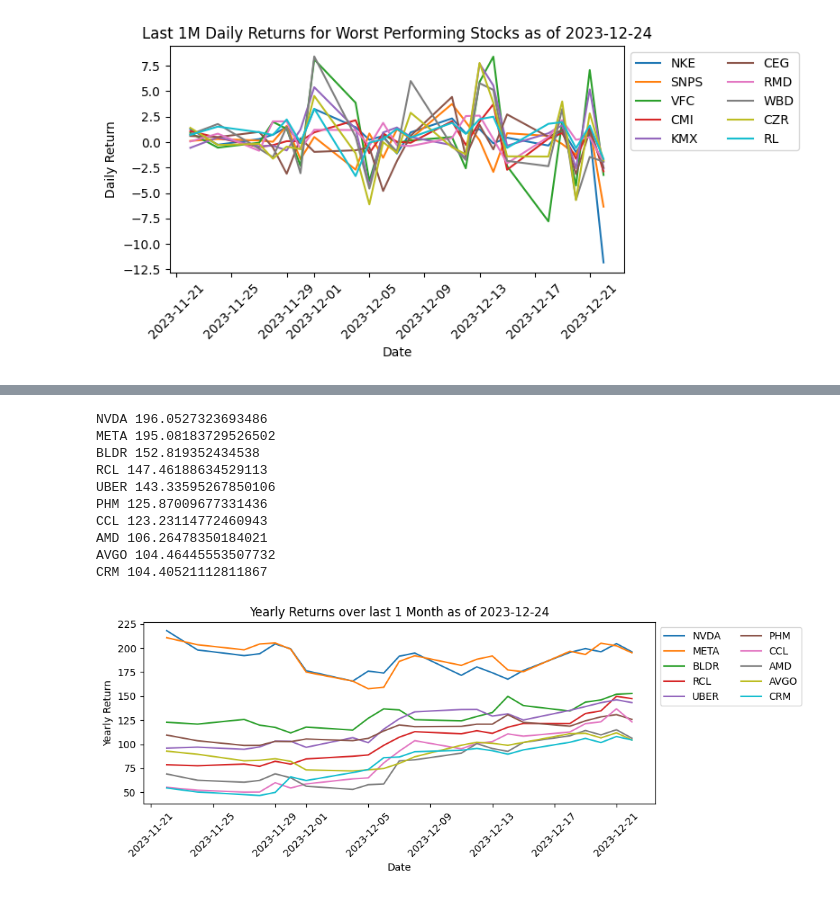
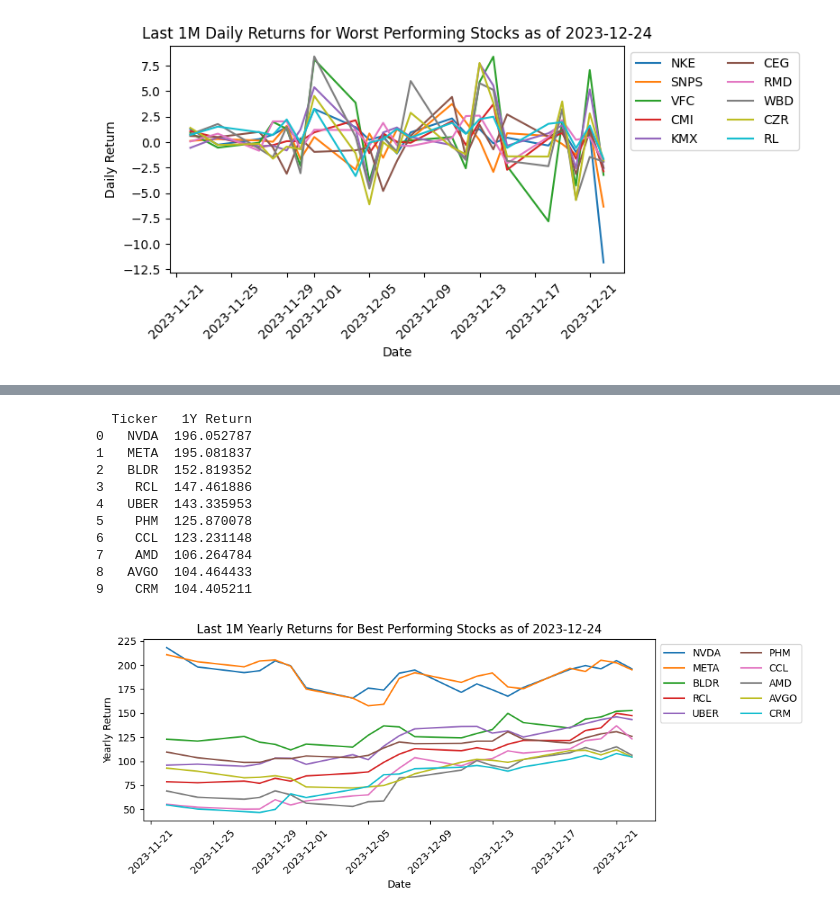
Before and after one commit to talhajamal11/Market-Updates, a Jupyter notebook: src/daily_performance.ipynb, the cells around one changed output, grey strips where cells are left out. Cells and saved outputs as stored; diff of their text form; code cells hidden in the pictures.

```diff
--- a/src/daily_performance.ipynb
+++ b/src/daily_performance.ipynb
@@ -142,17 +169,18 @@ ALGN 6.611505812922003
 # %%
+# Best 1M Performance
+best_one_month = best_one_month_performance.reset_index()
+best_one_month.columns = ['Ticker', '1M Return']
+print(best_one_month)
+
 # Plot of best performing stocks over 1 Month
 plt.figure(figsize=(10,4))
-for ticker, ret in one_month_performance.items():
-    print(ticker, ret)
+for ticker, ret in best_one_month_performance.items():
     plt.plot(data['Adj Close'][ticker].pct_change(periods=22).tail(22) * 100, label=ticker)
-plt.title('Monthly Returns over last 1 Month as of '+_today)
+plt.title('Last 1M Monthly Returns for Best Performing Stocks as of '+_today)
 plt.xlabel('Date')
 plt.xticks(rotation=45)
 plt.ylabel('Monthly Return')
 plt.legend(loc='upper left', ncol=2, bbox_to_anchor=(1,1))
 plt.tight_layout()
-_filename = '1M_performance.png'
-_full_path = os.path.join(directory, _filename)
-plt.savefig(_full_path)
 plt.show()
 # %% [output]
@@ -169,0 +199,17 @@ ZION 27.86980585618668
+# %%
+# Worst 1M Performance
+worst_one_month = worst_one_month_performance.reset_index()
+worst_one_month.columns = ['Ticker', '1M Return']
+print(worst_one_month)
+
+# Plot of best performing stocks over 1 Month
+plt.figure(figsize=(10,4))
+for ticker, ret in worst_one_month_performance.items():
+    plt.plot(data['Adj Close'][ticker].pct_change(periods=22).tail(22) * 100, label=ticker)
+plt.title('Last 1M Monthly Returns for Worst Performing Stocks as of '+_today)
+plt.xlabel('Date')
+plt.xticks(rotation=45)
+plt.ylabel('Monthly Return')
+plt.legend(loc='upper left', ncol=2, bbox_to_anchor=(1,1))
+plt.tight_layout()
+plt.show()
@@ -170,28 +229,30 @@ ZION 27.86980585618668
 # %%
+# Best 1Y Performance
+best_one_year = best_one_year_performance.reset_index()
+best_one_year.columns = ['Ticker', '1Y Return']
+print(best_one_year)
+
 # Plot of best performing stocks over 1 Year
 plt.figure(figsize=(10,4))
-for ticker, ret in one_year_performance.items():
-    print(ticker, ret)
+for ticker, ret in best_one_year_performance.items():
     plt.plot(data['Adj Close'][ticker].pct_change(periods=252).tail(22) * 100, label=ticker)
-plt.title('Yearly Returns over last 1 Month as of '+_today)
+plt.title('Last 1M Yearly Returns for Best Performing Stocks as of '+_today)
 plt.xlabel('Date')
 plt.xticks(rotation=45)
 plt.ylabel('Yearly Return')
 plt.legend(loc='upper left', ncol=2, bbox_to_anchor=(1,1))
 plt.tight_layout()
-_filename = '1Y_performance.png'
-_full_path = os.path.join(directory, _filename)
-plt.savefig(_full_path)
 plt.show()
 # %% [output]
-NVDA 196.0527323693486
-META 195.08183729526502
-BLDR 152.819352434538
-RCL 147.46188634529113
-UBER 143.33595267850106
-PHM 125.87009677331436
-CCL 123.23114772460943
-AMD 106.26478350184021
-AVGO 104.46445553507732
-CRM 104.40521112811867
+  Ticker   1Y Return
+0   NVDA  196.052787
+1   META  195.081837
+2   BLDR  152.819352
+3    RCL  147.461886
+4   UBER  143.335953
+5    PHM  125.870078
+6    CCL  123.231148
+7    AMD  106.264784
+8   AVGO  104.464433
+9    CRM  104.405211
-[figure, old version]
+[figure, new version]
```
Also changed, not shown: parts of 7 cells of this notebook, 3 other files.
